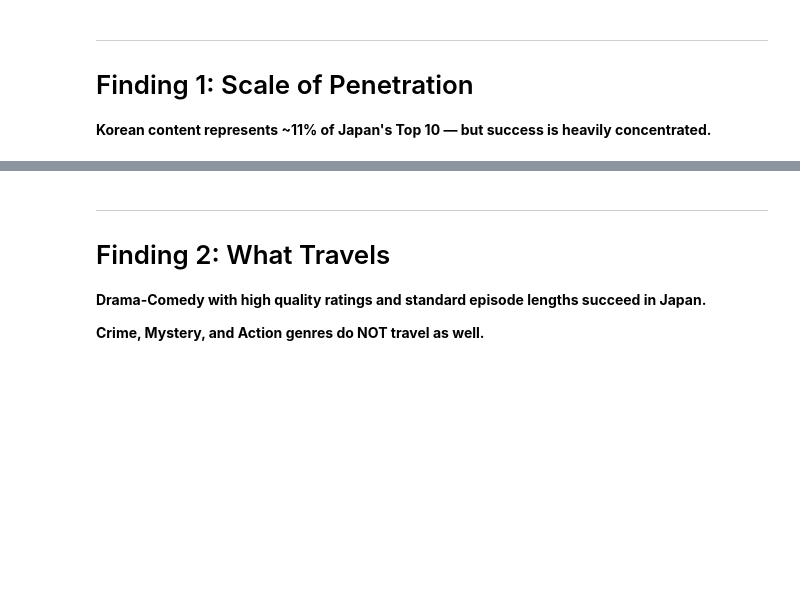
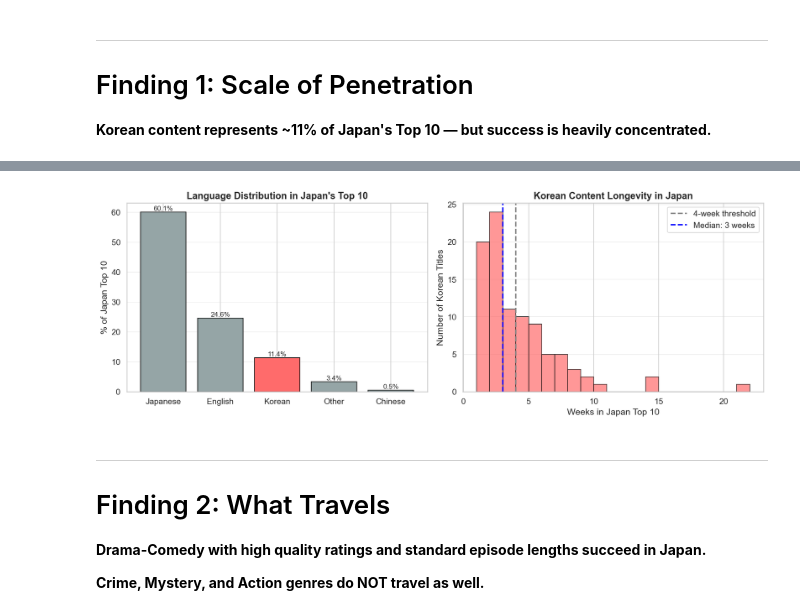
Before and after one commit to songohwan/netflix_dashboard, a Jupyter notebook: korean_content_japan_analysis.ipynb, the cells around one changed output, grey strips where cells are left out. Drawn from its saved outputs; the diff is of its cells as text; code cells hidden in the pictures; blank space fills up the shorter version.

Commit message:
Add organized Korean content Japan analysis notebook 2

```diff
--- a/korean_content_japan_analysis.ipynb
+++ b/korean_content_japan_analysis.ipynb
@@ -35,9 +35,31 @@ max_date = min(kr_gw["week"].max(), jp_gw["week"].max())
 kr_gw = kr_gw[(kr_gw["week"] >= min_date) & (kr_gw["week"] <= max_date)]
 jp_gw = jp_gw[(jp_gw["week"] >= min_date) & (jp_gw["week"] <= max_date)]
 
-# Drop rows with missing TMDB data
+# NA Values Analysis & Filtering
+def filter_high_na_weeks(df, dataset_name):
+    # Analyze missing tmdb_id proportions per week
+    weekly_na_prop = df.groupby('week')['tmdb_id'].apply(lambda x: x.isna().mean())
+    high_na_weeks = weekly_na_prop[weekly_na_prop > 0.20].index
+
+    if len(high_na_weeks) > 0:
+        print(f"[{dataset_name}] Found {len(high_na_weeks)} weeks with >20% missing TMDB IDs. Dropping these weeks.")
+        df = df[~df['week'].isin(high_na_weeks)]
+    else:
+        print(f"[{dataset_name}] No weeks with >20% missing TMDB IDs.")
+    return df
+
+kr_gw = filter_high_na_weeks(kr_gw, "Korea")
+jp_gw = filter_high_na_weeks(jp_gw, "Japan")
+
+# Drop remaining rows with missing TMDB data
+kr_gw_before = len(kr_gw)
+jp_gw_before = len(jp_gw)
+
 kr_gw = kr_gw.dropna(subset=["tmdb_id"])
 jp_gw = jp_gw.dropna(subset=["tmdb_id"])
+
+print(f"[Korea] Dropped {kr_gw_before - len(kr_gw)} individual rows with missing TMDB IDs.")
+print(f"[Japan] Dropped {jp_gw_before - len(jp_gw)} individual rows with missing TMDB IDs.\n")
 
 print(f"Analysis period: {min_date.date()} to {max_date.date()}")
 print(f"Korea data: {len(kr_gw):,} entries, {kr_gw['show_title'].nunique()} unique titles")
@@ -86,34 +134,36 @@ fig, axes = plt.subplots(1, 2, figsize=(14, 5))
 
 # 1. Language share in Japan's Top 10
 jp_lang = jp_gw["original_language"].map(
     {"ko": "Korean", "en": "English", "ja": "Japanese", "zh": "Chinese"}
 ).fillna("Other").value_counts(normalize=True) * 100
 
 colors = ["#FF6B6B" if lang == "Korean" else "#95A5A6" for lang in jp_lang.index]
 bars = axes[0].bar(jp_lang.index, jp_lang.values, color=colors, edgecolor="black")
 axes[0].set_ylabel("% of Japan Top 10")
 axes[0].set_title("Language Distribution in Japan's Top 10", fontsize=14, fontweight="bold")
 axes[0].grid(axis="y", alpha=0.3)
 
 # Add percentage labels
 for bar, pct in zip(bars, jp_lang.values):
     axes[0].text(bar.get_x() + bar.get_width()/2, bar.get_height() + 0.5,
                 f"{pct:.1f}%", ha="center", fontsize=10)
 
 # 2. Korean content longevity distribution
 axes[1].hist(kr_jp_weeks, bins=range(1, int(kr_jp_weeks.max())+2),
              color="#FF6B6B", alpha=0.7, edgecolor="black")
-axes[1].axvline(3, color="gray", linestyle="--", linewidth=2, label="3-week threshold")
+axes[1].axvline(4, color="gray", linestyle="--", linewidth=2, label="4-week threshold")
 axes[1].axvline(kr_jp_weeks.median(), color="blue", linestyle="--", linewidth=2,
                label=f"Median: {kr_jp_weeks.median():.0f} weeks")
 axes[1].set_xlabel("Weeks in Japan Top 10")
 axes[1].set_ylabel("Number of Korean Titles")
 axes[1].set_title("Korean Content Longevity in Japan", fontsize=14, fontweight="bold")
 axes[1].legend()
 axes[1].grid(axis="y", alpha=0.3)
 
 fig.tight_layout()
 plt.show()
+# %% [output]
+[figure, added]
 # %% [markdown]
 ---
 
```
Also changed, not shown: parts of 19 cells of this notebook.
